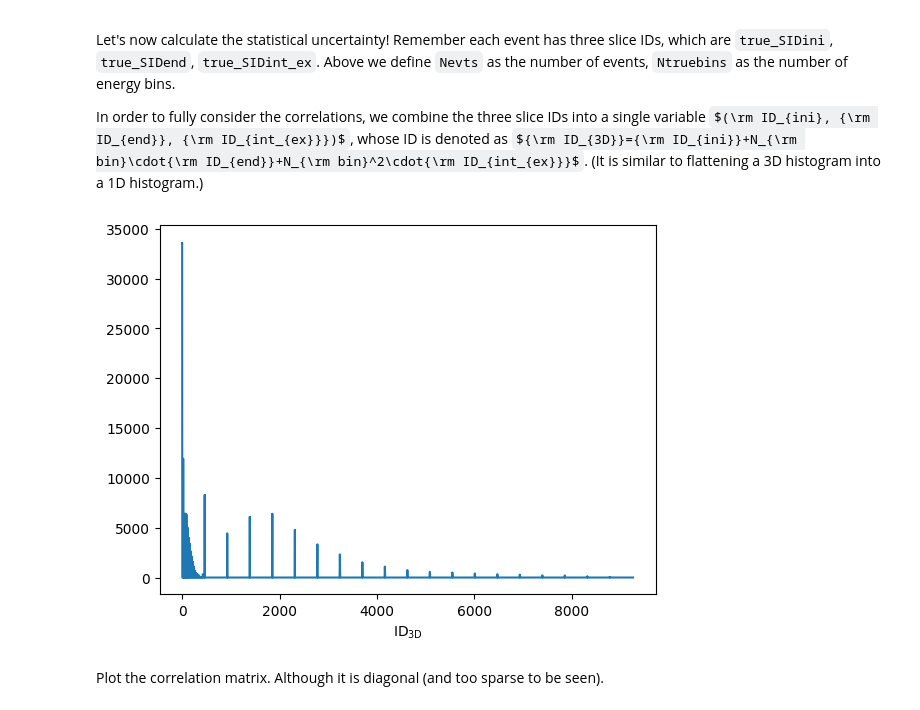
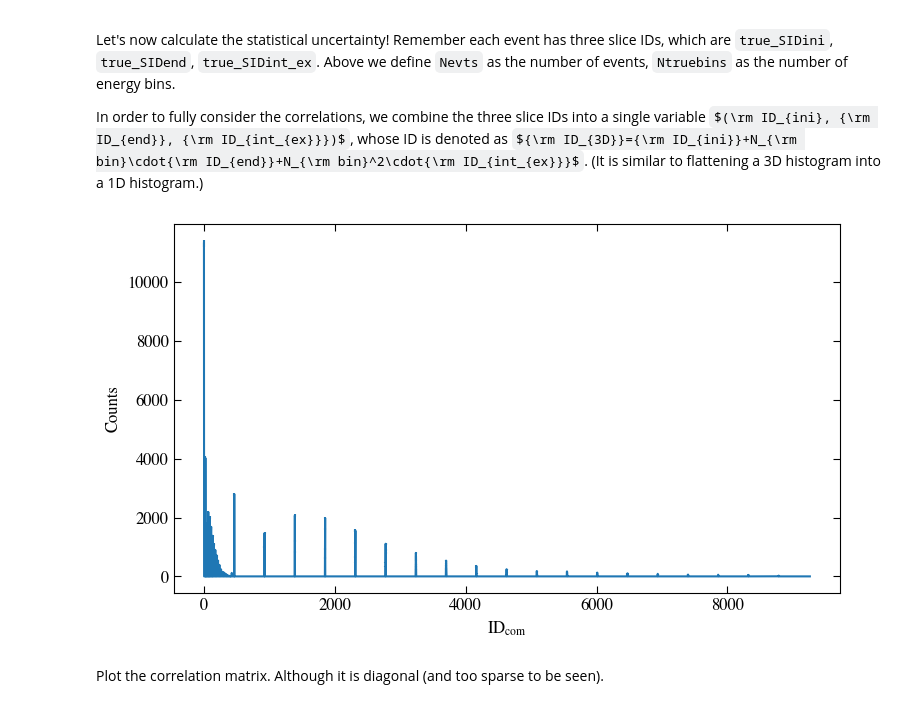
Before and after one commit to Yinrui-Liu/hadron-Ar_XS, a Jupyter notebook: hadron-Ar_XS.ipynb, the cells around one changed output. Saved outputs shown, nothing was run; the diff lists cells and outputs as text; code cells hidden in the pictures; some formulas as TeX source.

Commit message:
update plotting formats for publication

```diff
--- a/hadron-Ar_XS.ipynb
+++ b/hadron-Ar_XS.ipynb
@@ -104,8 +148,8 @@ def interaction_sim(KE, x_step): # simulate step-by-step, until the probe intera
             return 0, 0
     return KE, flag # the final energy of the probe particle; a flag indicating the type of interaction
 # %%
-x_step = 0.1 # step size (cm)
-Nevts = 300000 # number of events to be generated
+x_step = 1 # step size (cm)
+Nevts = 100000 # number of events to be generated
 print("Number of MC events generated:", Nevts)
 
 trueKEi = np.random.normal(900, 100, Nevts) # initial energy of all events
@@ -123,18 +167,27 @@ trueKEf = np.array(trueKEf)
 print("Sample generated.")
 
 # plot the distribution of initial energy and final energy
-plt.hist(trueKEi)
-plt.xlabel("KE (MeV)")
-plt.title(r"KE$_{\rm ini}$")
+_,bins,_ = plt.hist(trueKEi)
+plt.xlabel("Kinetic energy (MeV)")
+plt.ylabel("Counts")
+plt.title(r"Distribution of $E_{\rm ini}$")
+plt.xlim([bins[0],bins[-1]])
+plt.savefig("figs/true_Eini.pdf")
 plt.show()
-plt.hist(trueKEf)
-plt.xlabel("KE (MeV)")
-plt.title(r"KE$_{\rm end}$")
+_,bins,_ = plt.hist(trueKEf)
+plt.xlabel("Kinetic energy (MeV)")
+plt.ylabel("Counts")
+plt.title(r"Distribution of $E_{\rm end}$")
+plt.xlim([bins[0],bins[-1]])
+plt.savefig("figs/true_Eend.pdf")
 plt.show()
 fig, ax = plt.subplots()
-plt.hist(int_type, bins=range(4))
+_,bins,_ = plt.hist(int_type, bins=range(4))
 plt.xlabel("Flag")
-ax.set_xticks(np.arange(0.5,3), labels=["No interaction","Signal interaction","Other interaction"])
-plt.title("Interaction type")
+plt.ylabel("Counts")
+ax.set_xticks(np.arange(0.5,3), labels=["No interaction","Signal interaction","Other interactions"])
+plt.title("Distribution of the flag indicating the fate of the hadron")
+plt.xlim([bins[0],bins[-1]])
+plt.savefig("figs/true_intype.pdf")
 plt.show()
 # %% [output]
@@ -292,29 +340,32 @@ In order to fully consider the correlations, we combine the three slice IDs into
 # %%
 Ntruebins_3D = Ntruebins**3 # number of bins for the combined variable
 true_N3D = np.zeros(Ntruebins_3D)
 true_N3D_err = np.zeros(Ntruebins_3D)
 true_SID3D = np.zeros(Nevts, dtype=np.int32)
 evtweight = np.ones(Nevts) # TB implement weight for each event in previous cells
 
 for ievt in range(Nevts): # fill in the combined variable
     SID_ini = true_SIDini[ievt] + 1 # so that null bin moves to 0 (covenient for integer division and modulus below)
     SID_end = true_SIDend[ievt] + 1
     SID_int_ex = true_SIDint_ex[ievt] + 1
     weight = evtweight[ievt]
 
     SID3D = SID_ini + Ntruebins * SID_end + Ntruebins*Ntruebins * SID_int_ex # definition of the combined variable
     true_SID3D[ievt] = SID3D
 
     true_N3D[SID3D] += weight
     true_N3D_err[SID3D] += weight*weight
 
 true_N3D_Vcov = np.diag(true_N3D_err) # this is a fill process. Each bin is independent, so the covariance matrix is diagonal
 true_N3D_err = np.sqrt(true_N3D_err)
+plt.figure(figsize=[8.6,4.8])
 plt.errorbar(np.arange(0, Ntruebins_3D), true_N3D, true_N3D_err)
-plt.xlabel(r"${\rm ID_{3D}}$")
+plt.xlabel(r"${\rm ID_{com}}$")
+plt.ylabel("Counts")
+plt.savefig("figs/true_IDcom.pdf")
 plt.show()
 # %% [output]
-[figure, old version]
+[figure, new version]
 # %% [markdown]
 Plot the correlation matrix. Although it is diagonal (and too sparse to be seen).
 # %%
```
Also changed, not shown: parts of 27 cells of this notebook, 1 other file.
